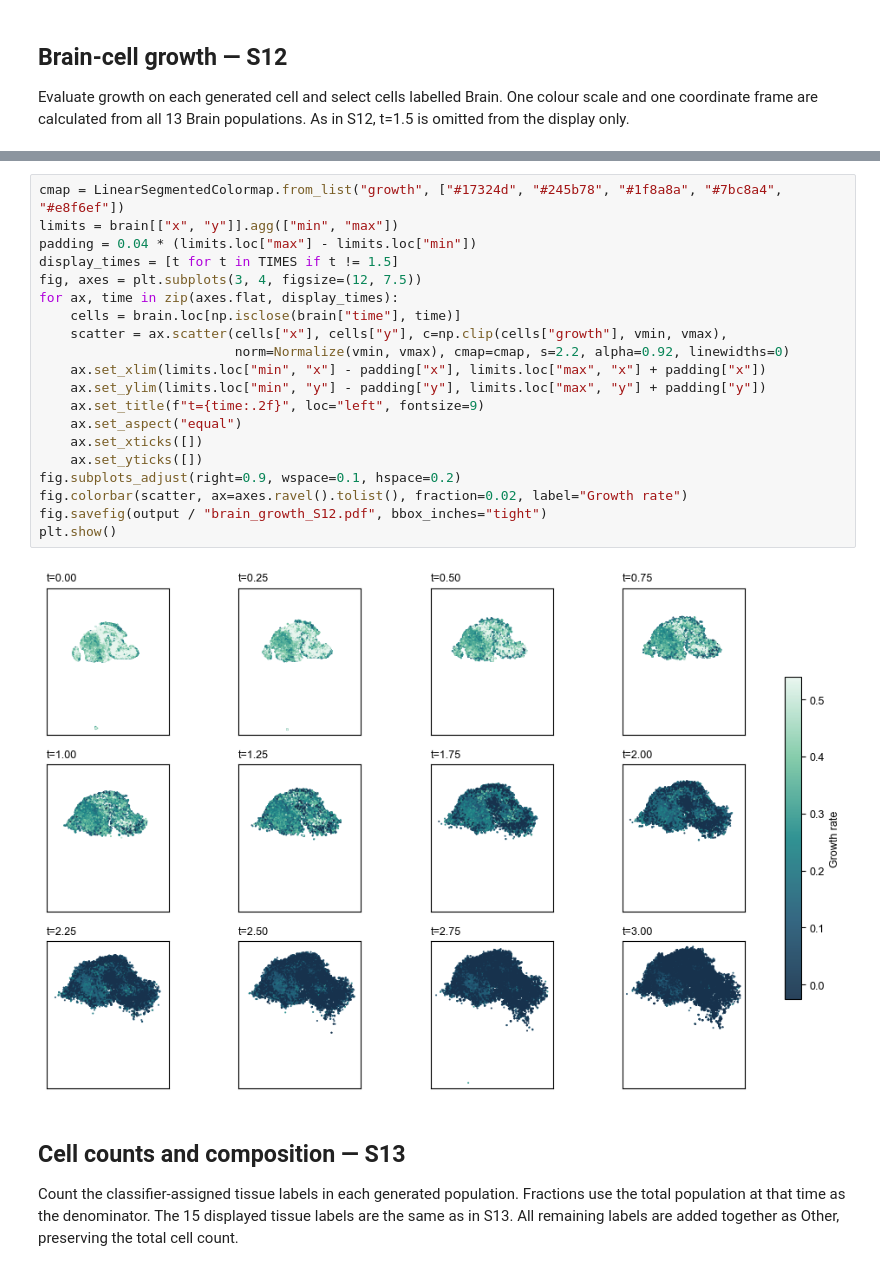
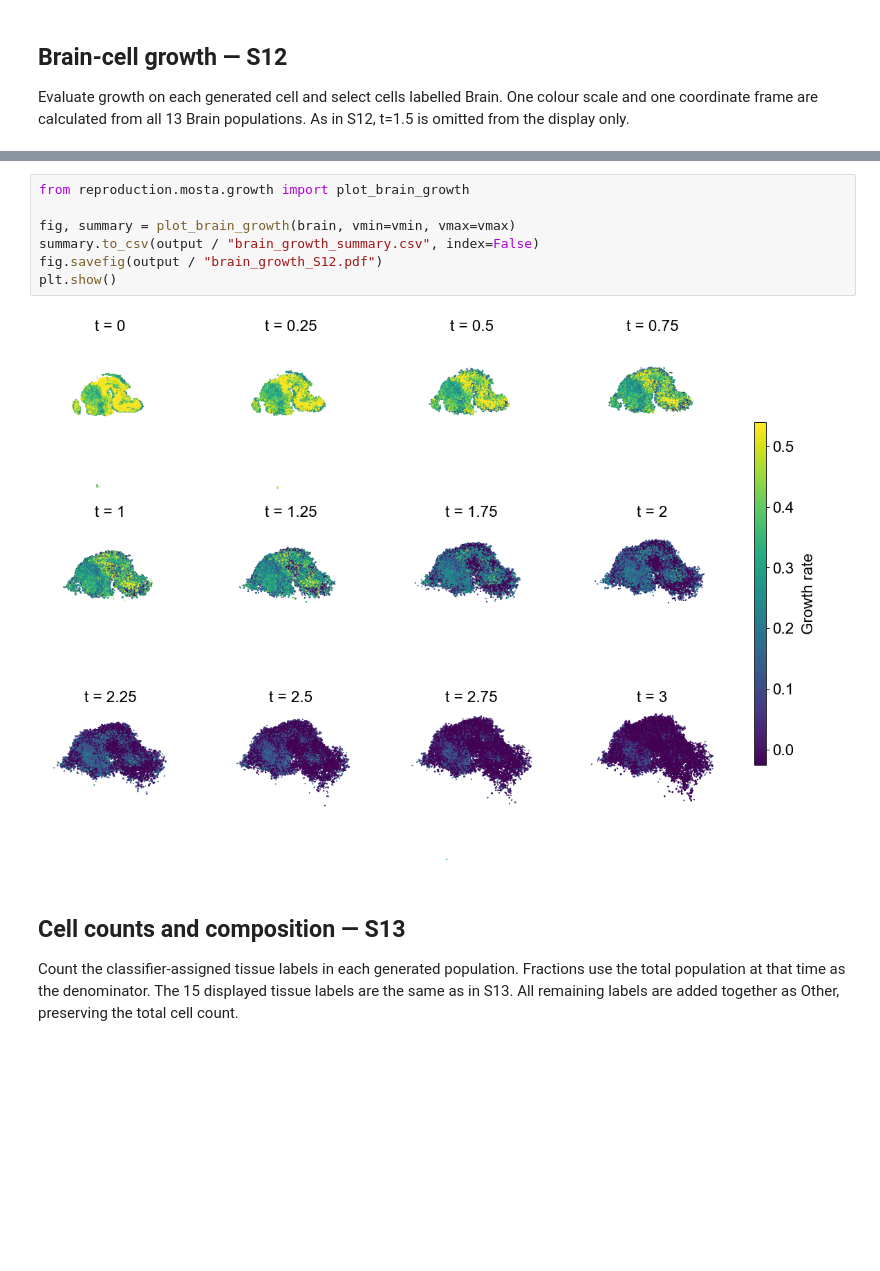
Before and after one commit to zhenyiizhang/cytobridge-spatial, a Jupyter notebook: docs/tutorials/dataset_workflows/mosta.ipynb, the cells around one changed output, grey strips where cells are left out. Cells and saved outputs as stored; diff of their text form; blank space fills up the shorter version.

```diff
--- a/docs/tutorials/dataset_workflows/mosta.ipynb
+++ b/docs/tutorials/dataset_workflows/mosta.ipynb
@@ -217,26 +226,13 @@ brain.groupby("time")["growth"].agg(["count", "median"])
 | 3.00 | 27595 | 0.041411 |
 # %%
-cmap = LinearSegmentedColormap.from_list("growth", ["#17324d", "#245b78", "#1f8a8a", "#7bc8a4", "#e8f6ef"])
-limits = brain[["x", "y"]].agg(["min", "max"])
-padding = 0.04 * (limits.loc["max"] - limits.loc["min"])
-display_times = [t for t in TIMES if t != 1.5]
-fig, axes = plt.subplots(3, 4, figsize=(12, 7.5))
-for ax, time in zip(axes.flat, display_times):
-    cells = brain.loc[np.isclose(brain["time"], time)]
-    scatter = ax.scatter(cells["x"], cells["y"], c=np.clip(cells["growth"], vmin, vmax),
-                         norm=Normalize(vmin, vmax), cmap=cmap, s=2.2, alpha=0.92, linewidths=0)
-    ax.set_xlim(limits.loc["min", "x"] - padding["x"], limits.loc["max", "x"] + padding["x"])
-    ax.set_ylim(limits.loc["min", "y"] - padding["y"], limits.loc["max", "y"] + padding["y"])
-    ax.set_title(f"t={time:.2f}", loc="left", fontsize=9)
-    ax.set_aspect("equal")
-    ax.set_xticks([])
-    ax.set_yticks([])
-fig.subplots_adjust(right=0.9, wspace=0.1, hspace=0.2)
-fig.colorbar(scatter, ax=axes.ravel().tolist(), fraction=0.02, label="Growth rate")
-fig.savefig(output / "brain_growth_S12.pdf", bbox_inches="tight")
+from reproduction.mosta.growth import plot_brain_growth
+
+fig, summary = plot_brain_growth(brain, vmin=vmin, vmax=vmax)
+summary.to_csv(output / "brain_growth_summary.csv", index=False)
+fig.savefig(output / "brain_growth_S12.pdf")
 plt.show()
 # %% [output]
-[figure, old version]
+[figure, new version]
 # %% [markdown]
 ## Cell counts and composition — S13
 
```
Also changed, not shown: parts of 5 cells of this notebook, 9 other files.
